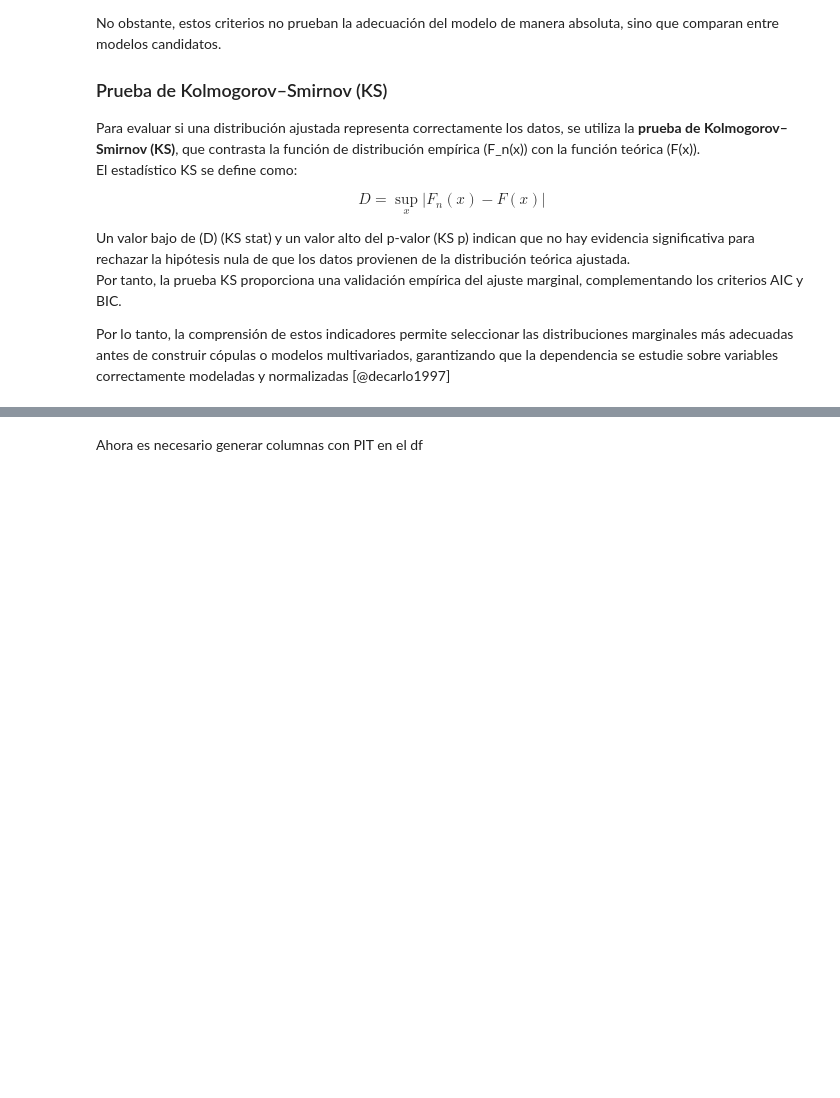
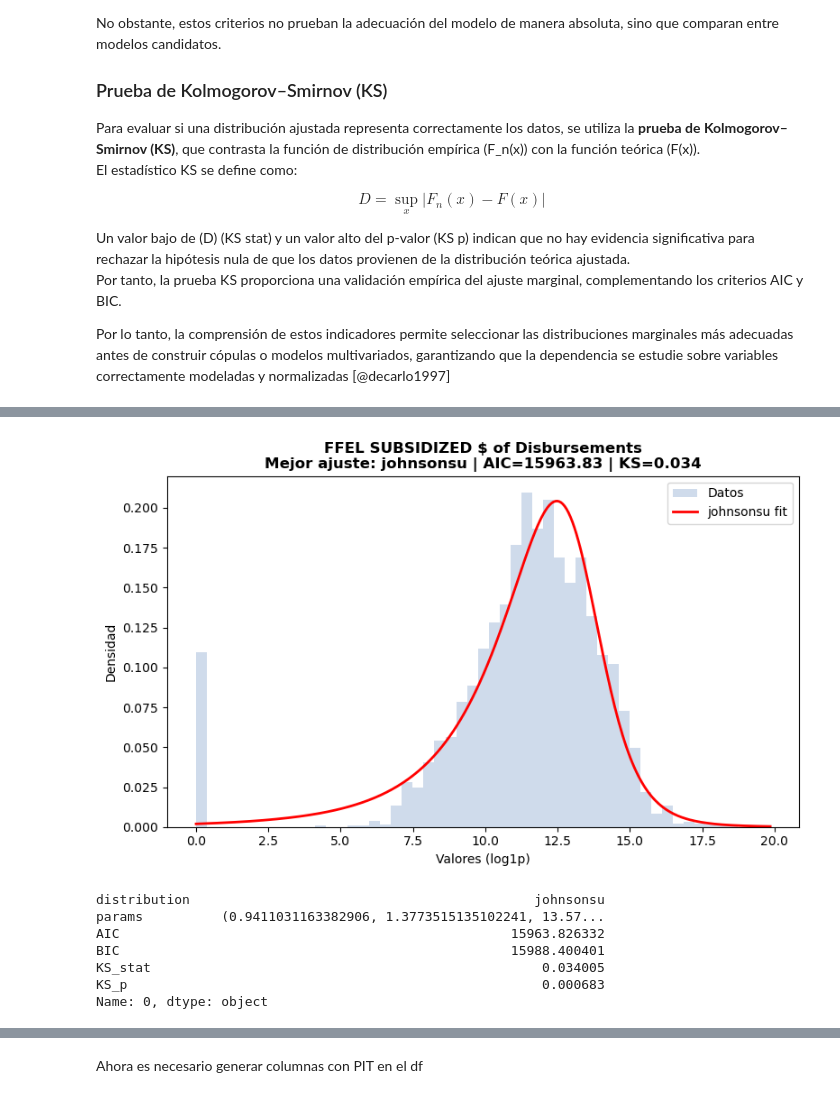
Before and after one commit to CA0307-II-2025/grupo-3, a Jupyter notebook: cod/pit.ipynb, the cells around one changed output, grey strips where cells are left out. Drawn from its saved outputs; the diff is of its cells as text; code cells hidden in the pictures; blank space fills up the shorter version.

```diff
--- a/cod/pit.ipynb
+++ b/cod/pit.ipynb
@@ -261,3 +261,31 @@ def resumen_fit_distributions(df_log, col_name):
 
     resumen = pd.DataFrame(filas)
     return resumen
+
+def resumen_fit_distributions2(df_log, col_name, school_type):
+    """
+    Devuelve un DataFrame con las mejores distribuciones (por AIC) para una variable.
+    """
+
+    df = df_log[df_log['School Type'].str.lower().isin([school_type])]
+    serie = df[col_name].dropna()
+    ajuste = fit_distributions(serie)
+
+    filas = []
+
+    for i in range(7):
+        fila = ajuste.iloc[i]
+        filas.append({
+            'variable': col_name,
+            'distribution': fila['distribution'],
+            'params': fila['params'],
+            'AIC': fila['AIC'],
+            'BIC': fila['BIC'],
+            'KS_stat': fila['KS_stat'],
+            'KS_p': fila['KS_p']
+        })
+
+    resumen = pd.DataFrame(filas)
+    return resumen
+# %%
+resumen_fit_distributions2(df_log, "FFEL SUBSIDIZED $ of Disbursements", "public")
@@ -263,0 +301,2 @@ def resumen_fit_distributions(df_log, col_name):
+# %%
+resumen_fit_distributions2(df_log, "FFEL SUBSIDIZED $ of Disbursements", "private")
@@ -263,0 +312,2 @@ def resumen_fit_distributions(df_log, col_name):
+# %%
+resumen_fit_distributions(df_log, "FFEL SUBSIDIZED $ of Disbursements")
@@ -294,0 +386,11 @@ def plot_best_fit_distribution(df_log, col_name):
+# %%
+plot_best_fit_distribution(df_log, "FFEL SUBSIDIZED $ of Disbursements")
+# %% [output]
+[figure, added]
+distribution                                            johnsonsu
+params          (0.9411031163382906, 1.3773515135102241, 13.57...
+AIC                                                  15963.826332
+BIC                                                  15988.400401
+KS_stat                                                  0.034005
+KS_p                                                     0.000683
+Name: 0, dtype: object
```
Also changed, not shown: parts of 6 cells of this notebook.
